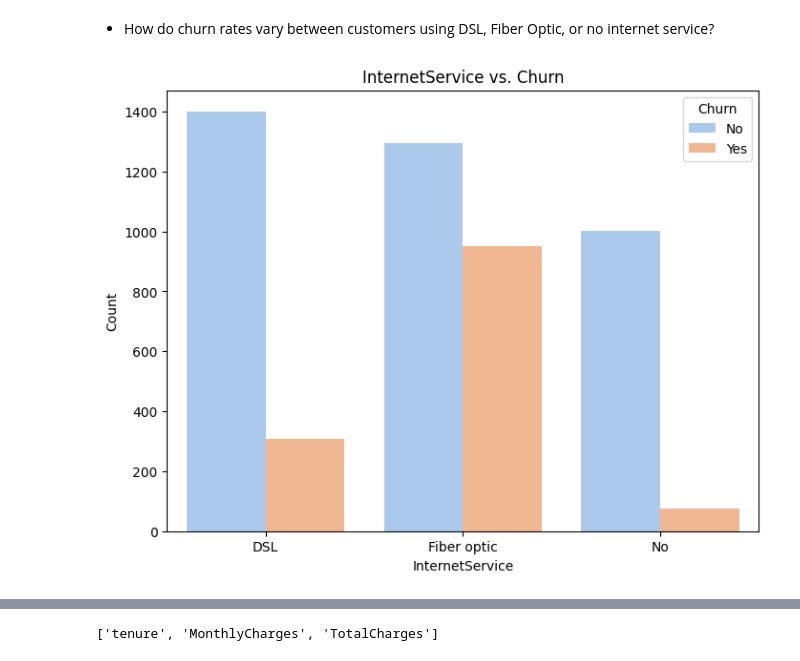
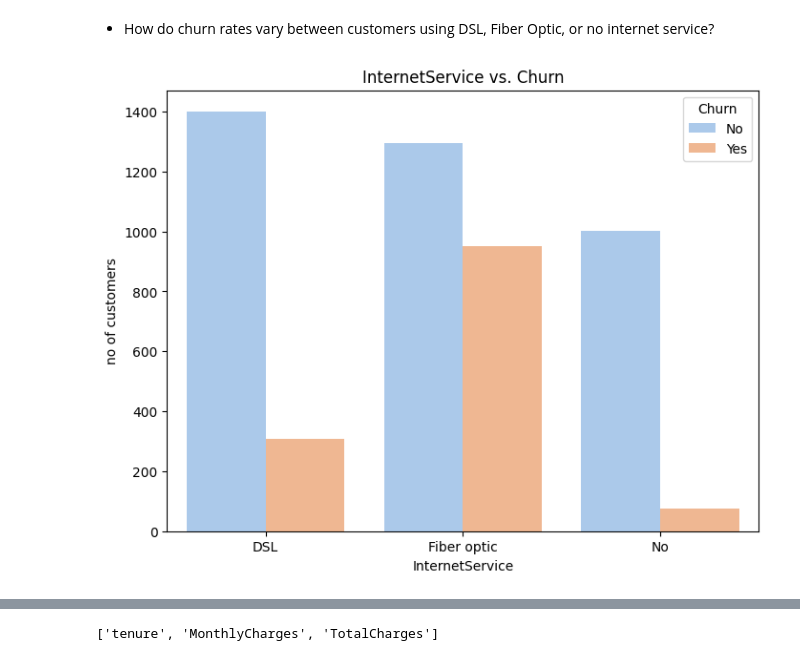
Before and after one commit to zeemanzak/CUSTOMER-CHUN-PREDICTION-AT-VODAFONE-CORPORATION, a Jupyter notebook: notebook/main.ipynb, the cells around one changed output, grey strips where cells are left out. Saved outputs shown, nothing was run; the diff lists cells and outputs as text; code cells hidden in the pictures.

```diff
--- a/notebook/main.ipynb
+++ b/notebook/main.ipynb
@@ -705,10 +688,10 @@ plt.show()
 # %%
 plt.figure(figsize=(8, 6))
 sns.countplot(x='InternetService', hue='Churn', data=main_df, palette='pastel')
 plt.title('InternetService vs. Churn')
 plt.xlabel('InternetService')
-plt.ylabel('Count')
+plt.ylabel('no of customers')
 plt.legend(title='Churn', loc='upper right')
 plt.show()
 # %% [output]
-[figure, old version]
+[figure, new version]
```
Also changed, not shown: parts of 66 cells of this notebook, 2 other files.
